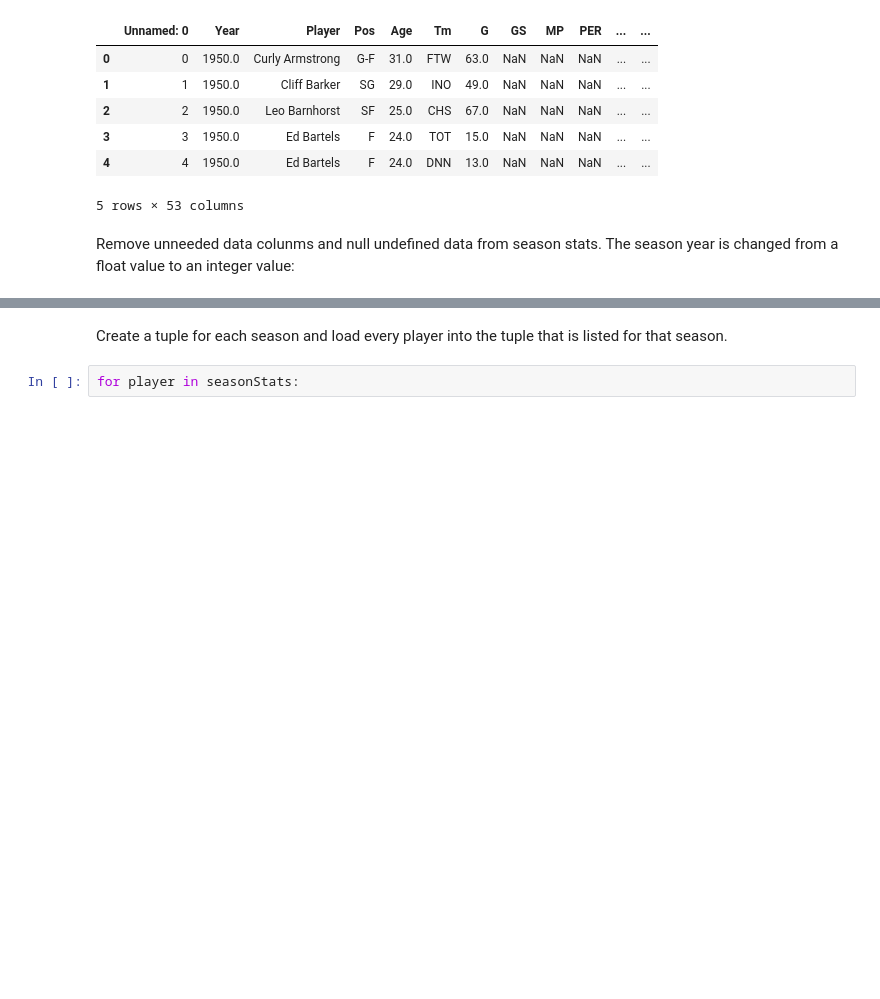
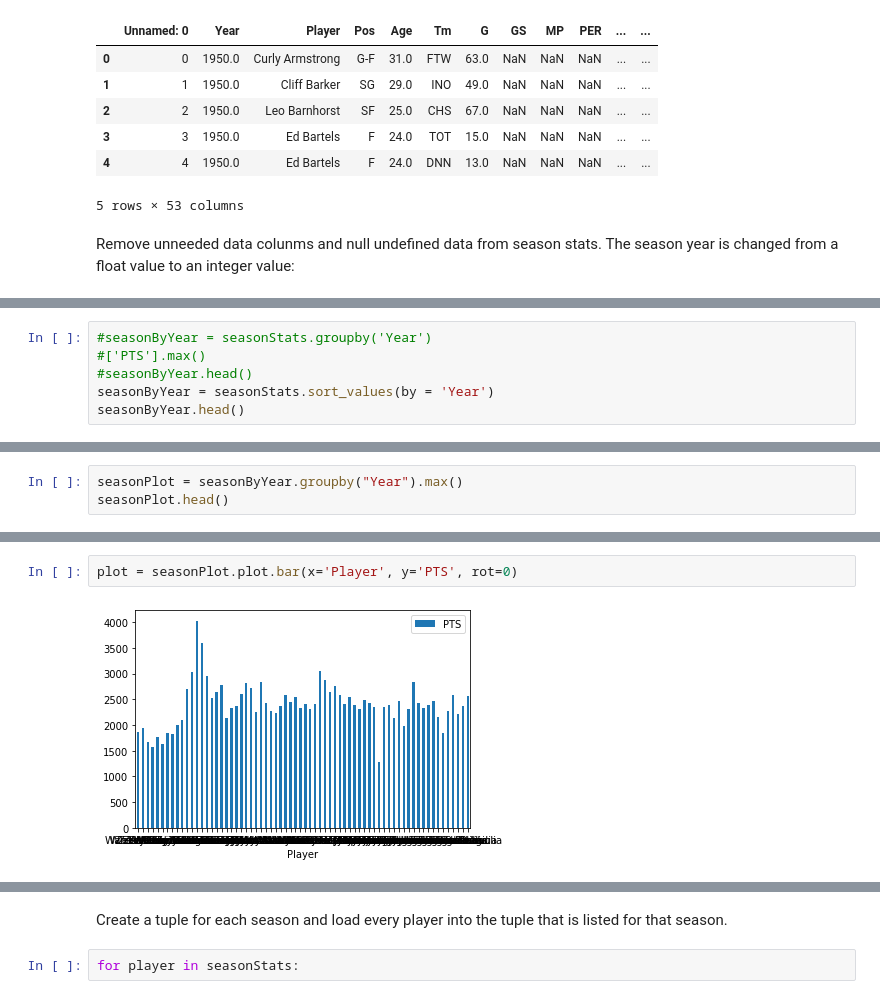
Before and after one commit to timothy7walker/NBA-s-Top-Scorers, a Jupyter notebook: TimothyWalkerNBA.ipynb, the cells around one changed output, grey strips where cells are left out. Saved outputs shown, nothing was run; the diff lists cells and outputs as text; blank space fills up the shorter version.

Commit message:
Update TimothyWalkerNBA.ipynb
Working with different functions and modules to display the needed data. Work still in progress to display top scorers for each season 1950 - 2017.

```diff
--- a/TimothyWalkerNBA.ipynb
+++ b/TimothyWalkerNBA.ipynb
@@ -52,0 +38,6 @@ seasonStats
+# %%
+#seasonByYear = seasonStats.groupby('Year')
+#['PTS'].max()
+#seasonByYear.head()
+seasonByYear = seasonStats.sort_values(by = 'Year')
+seasonByYear.head()
@@ -52,0 +110,3 @@ seasonStats
+# %%
+seasonPlot = seasonByYear.groupby("Year").max()
+seasonPlot.head()
@@ -52,0 +133,4 @@ seasonStats
+# %%
+plot = seasonPlot.plot.bar(x='Player', y='PTS', rot=0)
+# %% [output]
+[figure, added]
```
Also changed, not shown: parts of 10 cells of this notebook.
